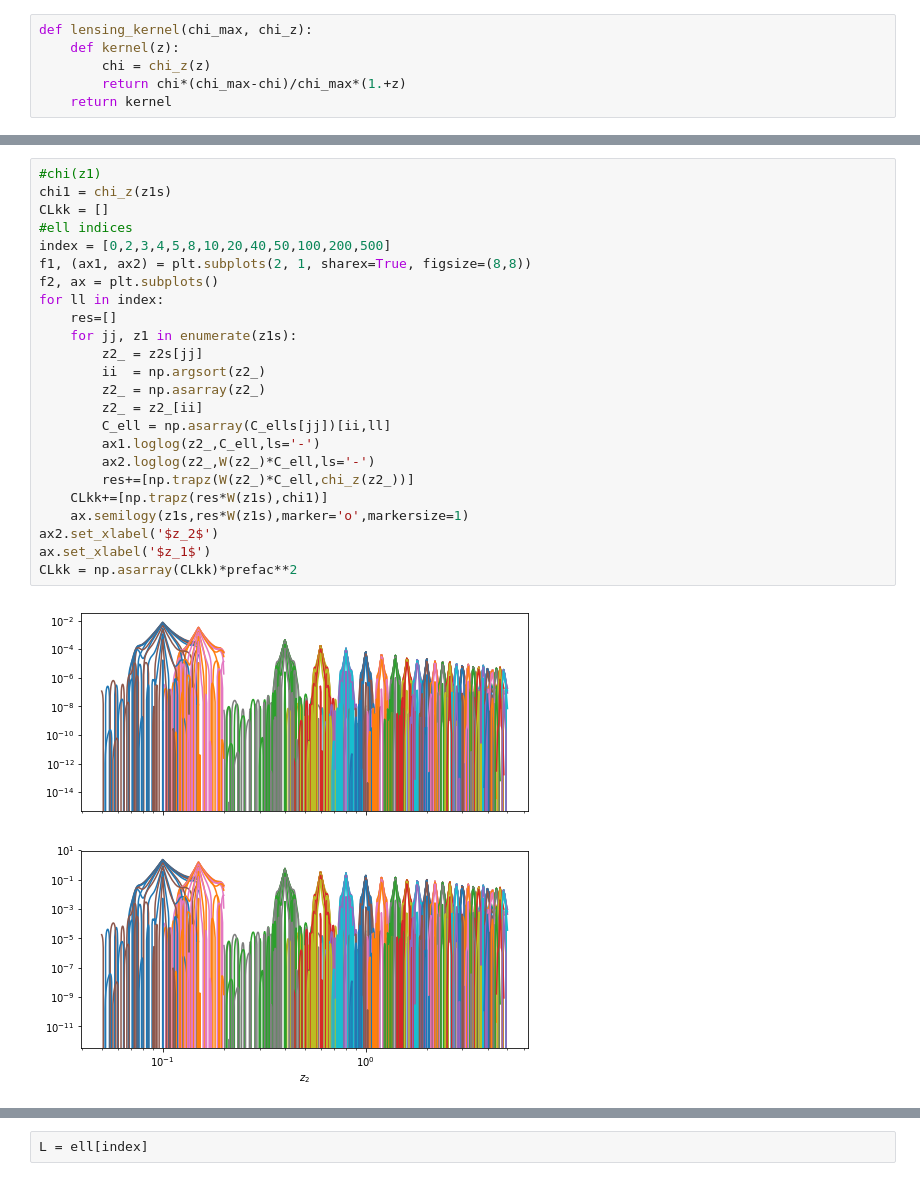
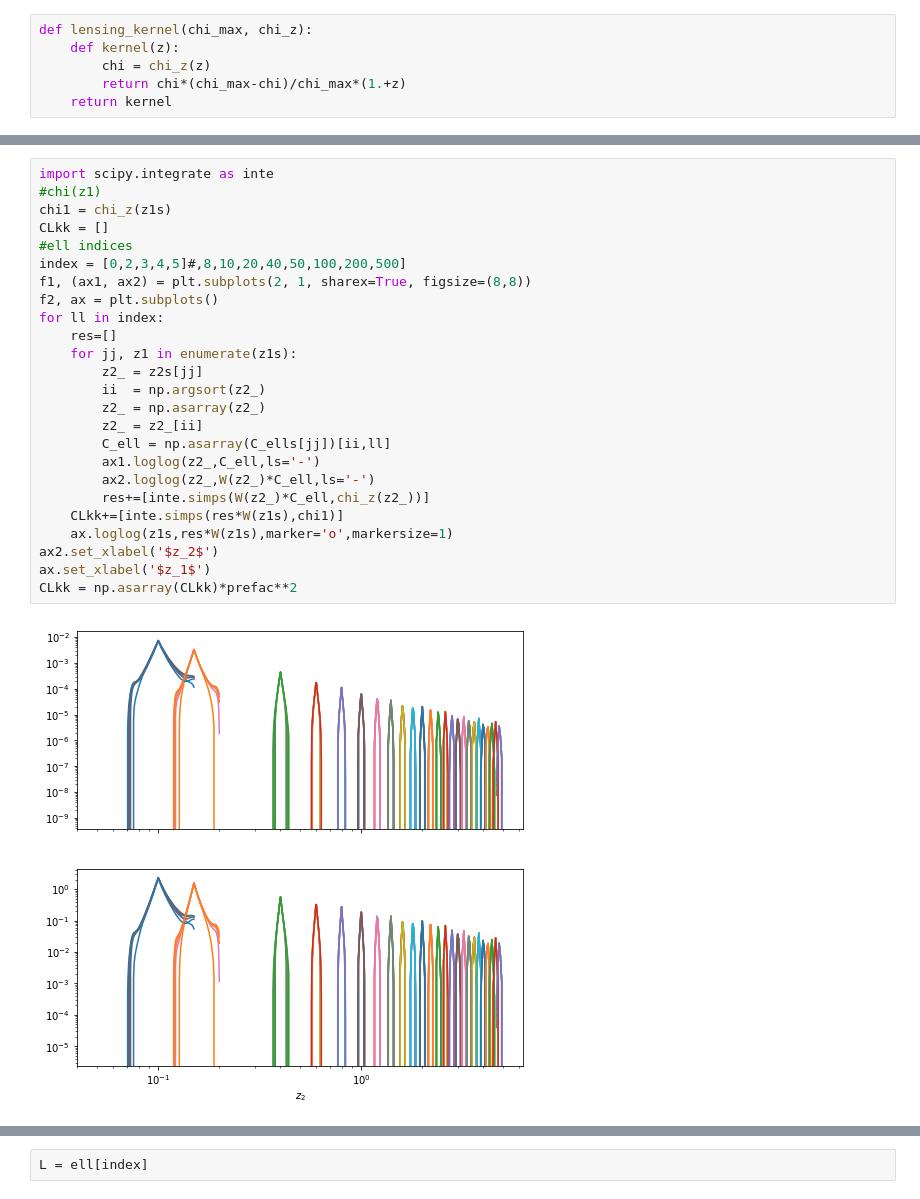
Before and after one commit to VMBoehm/postlimber, a Jupyter notebook: notebooks/IntegrateCldd.ipynb, the cells around one changed output, grey strips where cells are left out. Drawn from its saved outputs; the diff is of its cells as text.

```diff
--- a/notebooks/IntegrateCldd.ipynb
+++ b/notebooks/IntegrateCldd.ipynb
@@ -261,26 +268,27 @@ W = lensing_kernel(chi_cmb, chi_z)
 # %%
+import scipy.integrate as inte
 #chi(z1)
 chi1 = chi_z(z1s)
 CLkk = []
 #ell indices
-index = [0,2,3,4,5,8,10,20,40,50,100,200,500]
+index = [0,2,3,4,5]#,8,10,20,40,50,100,200,500]
 f1, (ax1, ax2) = plt.subplots(2, 1, sharex=True, figsize=(8,8))
 f2, ax = plt.subplots()
 for ll in index:
     res=[]
     for jj, z1 in enumerate(z1s):
         z2_ = z2s[jj]
         ii  = np.argsort(z2_)
         z2_ = np.asarray(z2_)
         z2_ = z2_[ii]
         C_ell = np.asarray(C_ells[jj])[ii,ll]
         ax1.loglog(z2_,C_ell,ls='-')
         ax2.loglog(z2_,W(z2_)*C_ell,ls='-')
-        res+=[np.trapz(W(z2_)*C_ell,chi_z(z2_))]
-    CLkk+=[np.trapz(res*W(z1s),chi1)]
-    ax.semilogy(z1s,res*W(z1s),marker='o',markersize=1)
+        res+=[inte.simps(W(z2_)*C_ell,chi_z(z2_))]
+    CLkk+=[inte.simps(res*W(z1s),chi1)]
+    ax.loglog(z1s,res*W(z1s),marker='o',markersize=1)
 ax2.set_xlabel('$z_2$')
 ax.set_xlabel('$z_1$')
 CLkk = np.asarray(CLkk)*prefac**2
 # %% [output]
-[figure, old version]
+[figure, new version]
```
Also changed, not shown: parts of 3 cells of this notebook, 9 other files.
